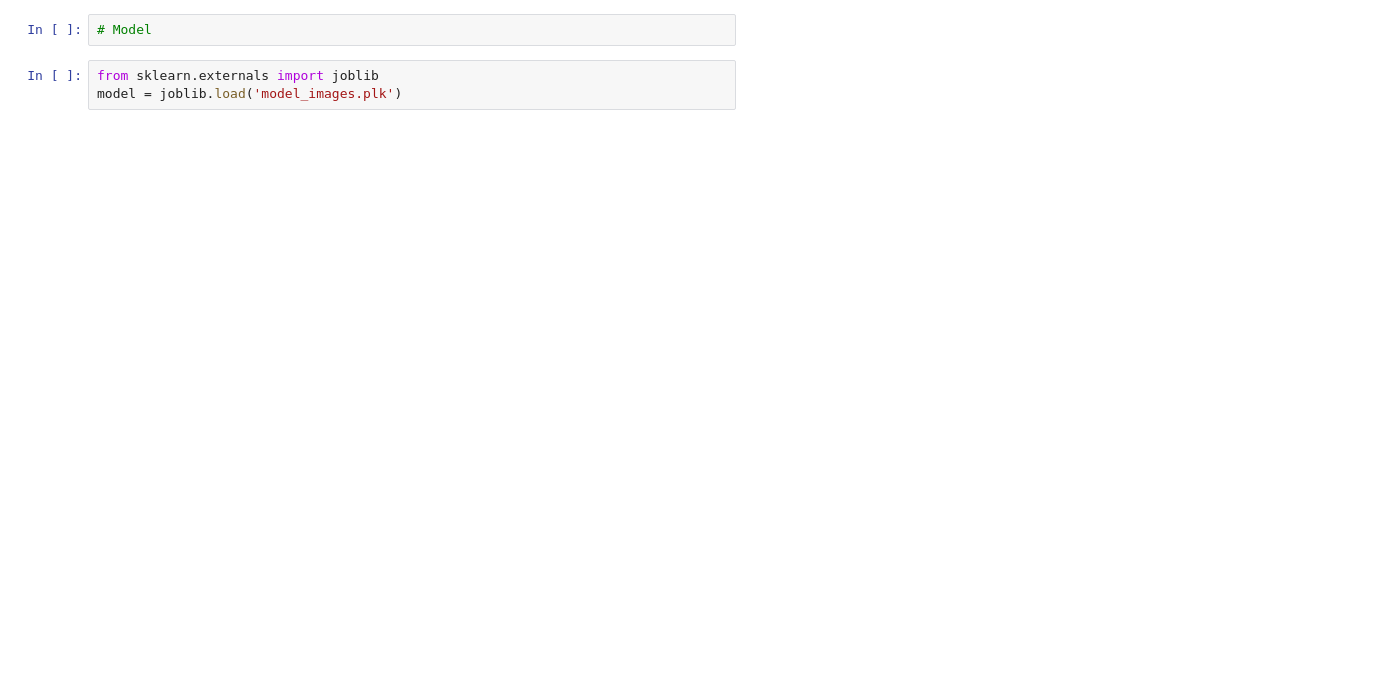
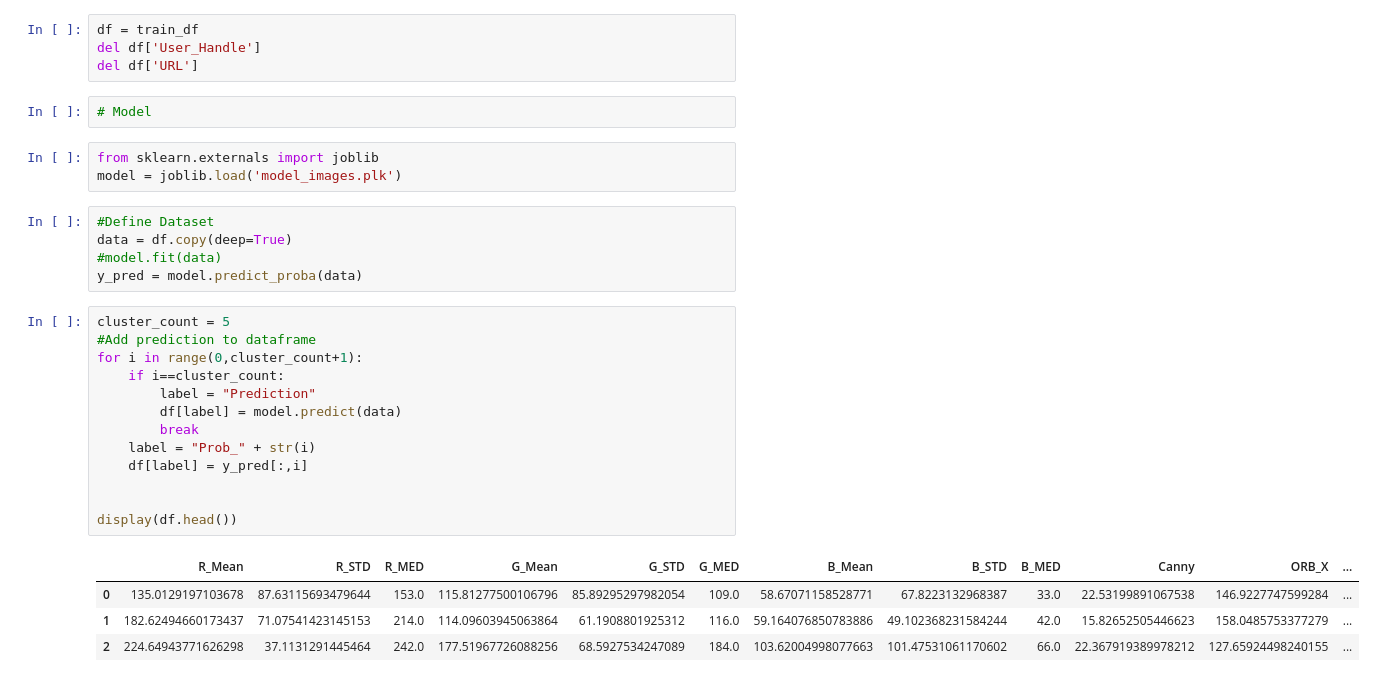
Before and after one commit to kmavon/dataswag, a Jupyter notebook: Image Analysis/KMREC.ipynb, the cells around one changed output. Saved outputs shown, nothing was run; the diff lists cells and outputs as text; blank space fills up the shorter version.

```diff
--- a/Image Analysis/KMREC.ipynb
+++ b/Image Analysis/KMREC.ipynb
@@ -299,8 +299,35 @@ display(train_df.head())
 | 0 | 1 | 1 | 135.0129197103678 | 87.63115693479644 | 153.0 | 115.81277500106796 | 85.89295297982054 | 109.0 | 58.67071158528771 | 67.8223132968387 | 33.0 | ... |
 | 1 | 2 | 2 | 182.62494660173437 | 71.07541423145153 | 214.0 | 114.09603945063864 | 61.1908801925312 | 116.0 | 59.164076850783886 | 49.102368231584244 | 42.0 | ... |
 | 2 | 3 | 3 | 224.64943771626298 | 37.1131291445464 | 242.0 | 177.51967726088256 | 68.5927534247089 | 184.0 | 103.62004998077663 | 101.47531061170602 | 66.0 | ... |
+# %%
+df = train_df
+del df['User_Handle']
+del df['URL']
 # %%
 # Model
 # %%
 from sklearn.externals import joblib
 model = joblib.load('model_images.plk')
+# %%
+#Define Dataset
+data = df.copy(deep=True)
+#model.fit(data)
+y_pred = model.predict_proba(data)
+# %%
+cluster_count = 5
+#Add prediction to dataframe
+for i in range(0,cluster_count+1):
+    if i==cluster_count:
+        label = "Prediction"
+        df[label] = model.predict(data)
+        break
+    label = "Prob_" + str(i)
+    df[label] = y_pred[:,i]
+
+
+display(df.head())
+# %% [output]
+|  | R_Mean | R_STD | R_MED | G_Mean | G_STD | G_MED | B_Mean | B_STD | B_MED | Canny | ORB_X | ... |
+| 0 | 135.0129197103678 | 87.63115693479644 | 153.0 | 115.81277500106796 | 85.89295297982054 | 109.0 | 58.67071158528771 | 67.8223132968387 | 33.0 | 22.53199891067538 | 146.9227747599284 | ... |
+| 1 | 182.62494660173437 | 71.07541423145153 | 214.0 | 114.09603945063864 | 61.1908801925312 | 116.0 | 59.164076850783886 | 49.102368231584244 | 42.0 | 15.82652505446623 | 158.0485753377279 | ... |
+| 2 | 224.64943771626298 | 37.1131291445464 | 242.0 | 177.51967726088256 | 68.5927534247089 | 184.0 | 103.62004998077663 | 101.47531061170602 | 66.0 | 22.367919389978212 | 127.65924498240155 | ... |
```
Also changed, not shown: parts of 8 cells of this notebook.
